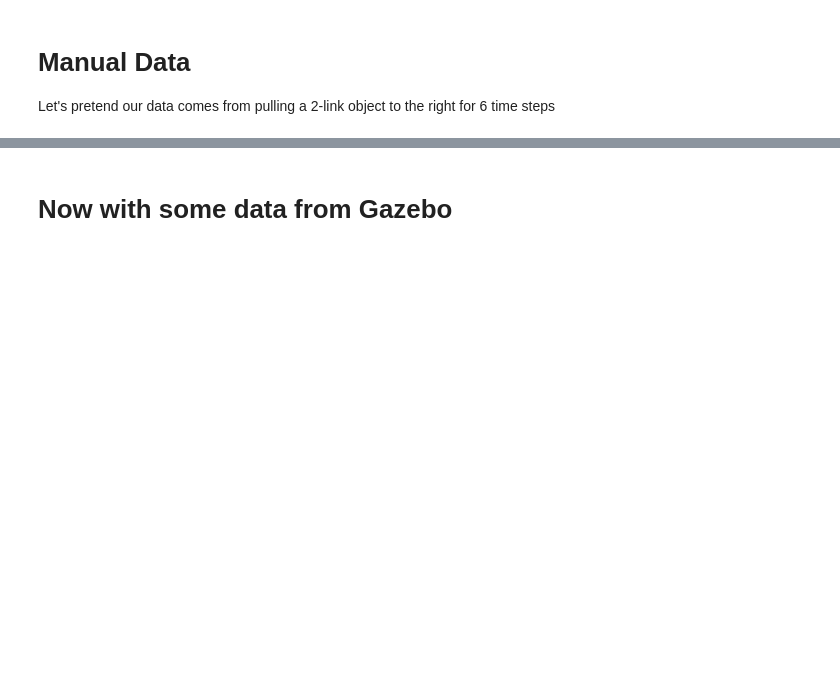
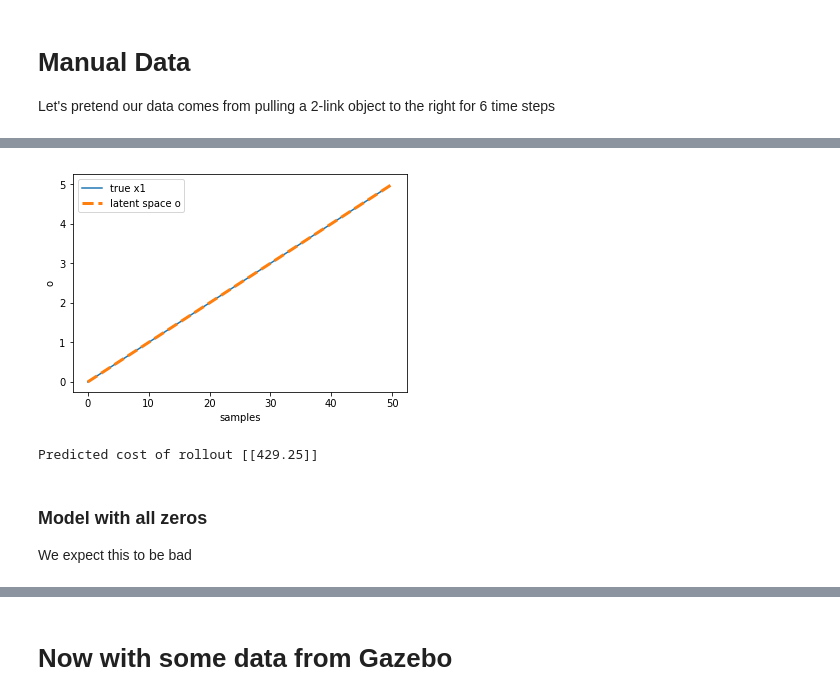
Before and after one commit to PeterMitrano/notebooks, a Jupyter notebook: toy_problem_optimization.ipynb, the cells around one changed output, grey strips where cells are left out. Saved outputs shown, nothing was run; the diff lists cells and outputs as text; code cells hidden in the pictures; blank space fills up the shorter version.

```diff
--- a/toy_problem_optimization.ipynb
+++ b/toy_problem_optimization.ipynb
@@ -64,3 +24,0 @@ loss for hand-designed bad params: 684.9912249292072
-# %%
-latent_predictive_model = tpo.LinearStateSpaceModelWithQuadraticCost(N=4, M=1, L=2)
-tpo.train(manual_data, latent_predictive_model, g, tpo.latent_prediction_objective)
@@ -118,3 +24,0 @@ hand-designed bad params: 684.9912249292072
-# %%
-cost_predictive_model = tpo.LinearStateSpaceModelWithQuadraticCost(N=4, M=1, L=2)
-tpo.train(manual_data, cost_predictive_model, g, tpo.one_step_cost_prediction_objective)
@@ -134,0 +25,11 @@ Unsurprisingly, we are also able to fit our data in this case. Much more interes
+# %%
+manual_data = []
+manual_dt = 0.1
+for x1 in np.arange(0, 5, manual_dt):
+    y = 0 #np.random.randint(-10,10)
+    # Training data looks like [(s_t, u_t, s_{t+1}, c_t, c_{t+1})]
+    manual_data.append((np.array([[x1],[y],[x1+1],[y]]),
+         np.array([[1],[0]]),
+         np.array([[x1+manual_dt],[y],[x1+1+manual_dt],[y]]),
+         np.array([[(g[0] - x1)**2]]),
+         np.array([[(g[0] - (x1+manual_dt))**2]])))
@@ -134,0 +40,5 @@ Unsurprisingly, we are also able to fit our data in this case. Much more interes
+# %%
+x_model = tpo.LinearStateSpaceModelWithQuadraticCost(N=4, M=1, L=2)
+x_model.from_params([1, 0, 0, 0, 0, 1, 0, 1])
+BOLD("X Model Loss:")
+x_eval = tpo.eval_model(x_model, manual_data, g, manual_dt, print_model=False)
@@ -134,0 +55,11 @@ Unsurprisingly, we are also able to fit our data in this case. Much more interes
+# %%
+s0 = np.array([[0], [0], [1], [0]])
+x_model_rollout_predicted_cost = tpo.plot_rollout(x_model, manual_data, manual_dt, s0, g)
+print("Predicted cost of rollout", x_model_rollout_predicted_cost)
+# %% [output]
+[figure, added]
+Predicted cost of rollout [[429.25]]
+# %% [markdown]
+### Model with all zeros
+
+We expect this to be bad
```
Also changed, not shown: parts of 54 cells of this notebook.
